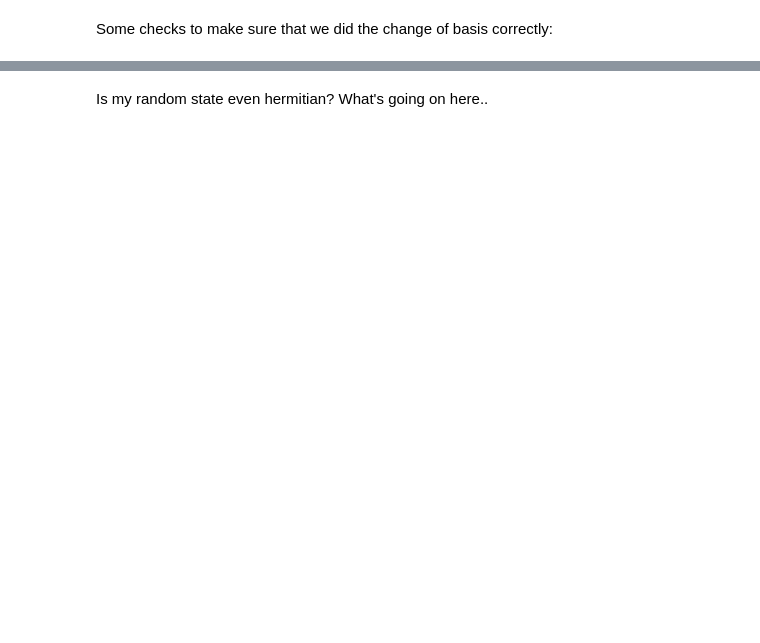
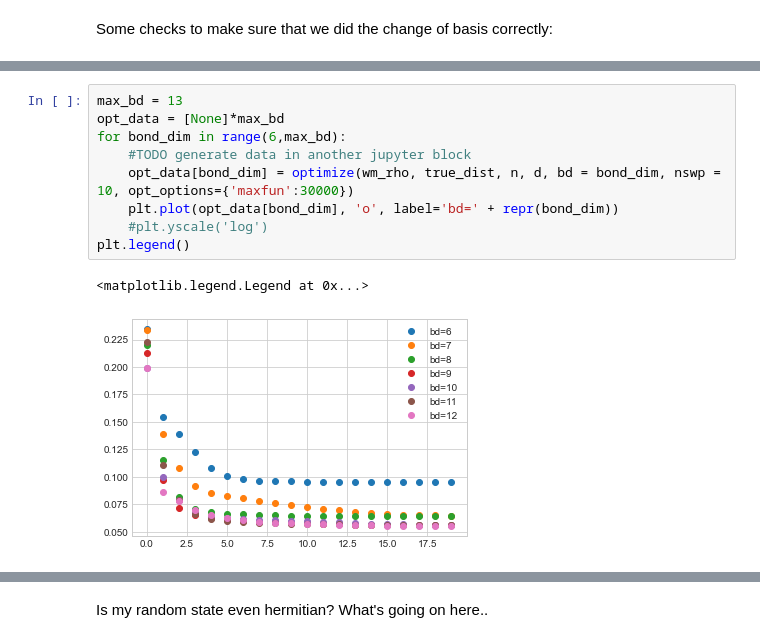
Before and after one commit to harmalkar/mpo, a Jupyter notebook: optimization.ipynb, the cells around one changed output, grey strips where cells are left out. Cells and saved outputs as stored; diff of their text form; blank space fills up the shorter version.

```diff
--- a/optimization.ipynb
+++ b/optimization.ipynb
@@ -308,0 +265,12 @@ def wigner(state, n, d):
+# %%
+max_bd = 13
+opt_data = [None]*max_bd
+for bond_dim in range(6,max_bd):
+    #TODO generate data in another jupyter block
+    opt_data[bond_dim] = optimize(wm_rho, true_dist, n, d, bd = bond_dim, nswp = 10, opt_options={'maxfun':30000})
+    plt.plot(opt_data[bond_dim], 'o', label='bd=' + repr(bond_dim))
+    #plt.yscale('log')
+plt.legend()
+# %% [output]
+<matplotlib.legend.Legend at 0x...>
+[figure, added]
```
Also changed, not shown: parts of 62 cells of this notebook, 1 other file.
